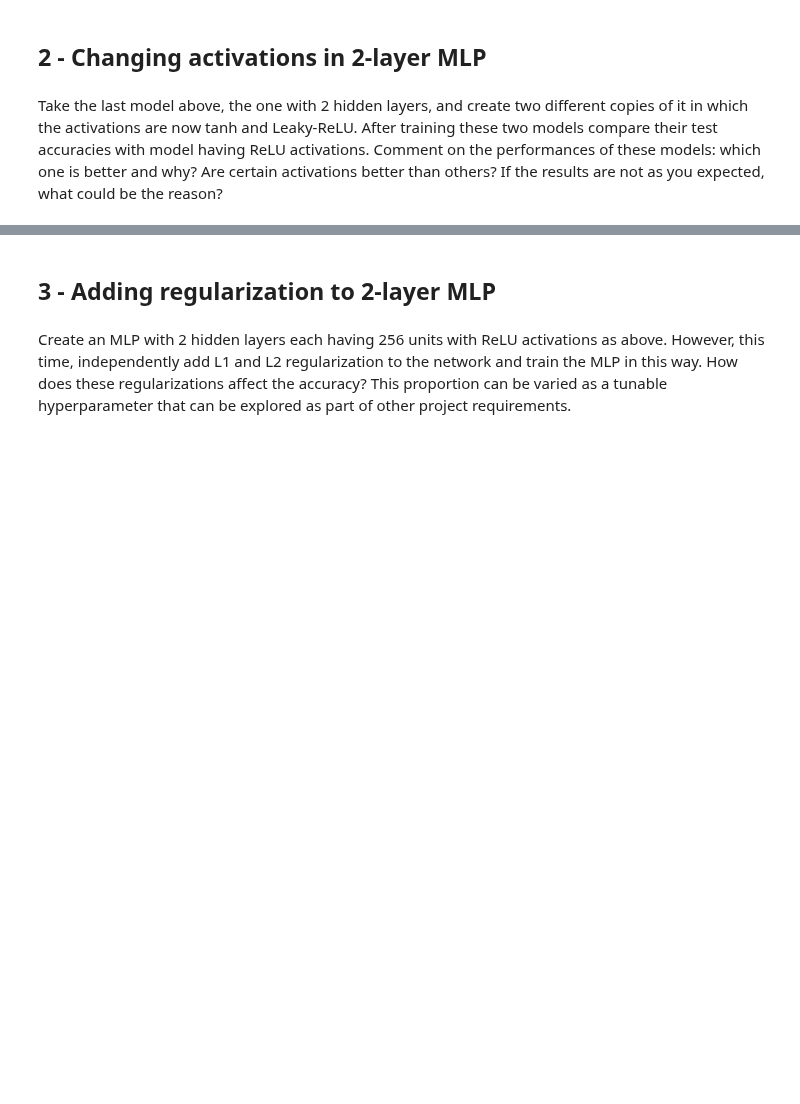
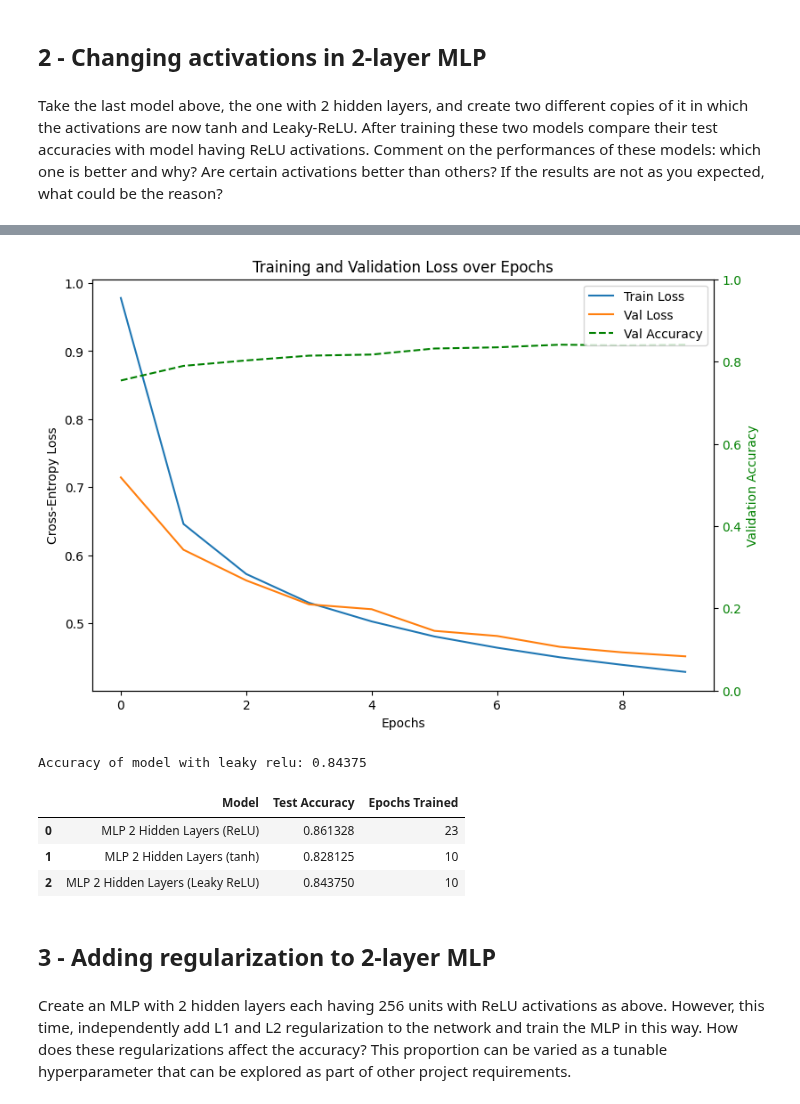
Before and after one commit to audrey352/COMP551, a Jupyter notebook: Assignment3/A3_notebook.ipynb, the cells around one changed output, grey strips where cells are left out. Drawn from its saved outputs; the diff is of its cells as text; code cells hidden in the pictures; blank space fills up the shorter version.

```diff
--- a/Assignment3/A3_notebook.ipynb
+++ b/Assignment3/A3_notebook.ipynb
@@ -287,7 +287,8 @@ class GradientDescent:
         return params
 # %%
 # train on batches over epochs
-def train_on_batches(model, optimizer, epochs, train_loader, val_loader=None, early_stopping_patience=3, num_classes=10, plot_train=False, verbose=True):
+def train_on_batches(model, optimizer, epochs, train_loader, val_loader=None, early_stopping_patience=3, num_classes=10, plot_train=False, verbose=True,
+                     save_best_weights=True):
     grad, train_loss, val_loss = {}, {}, {}
     val_acc = {}
     best_val_loss = np.inf
@@ -373,6 +374,11 @@ def train_on_batches(model, optimizer, epochs, train_loader, val_loader=None, ea
 
         plt.show()
 
+    if save_best_weights and best_weights is not None:
+        if verbose:
+            print('Setting model to best weights found (lowest validation loss)')
+        model.params = best_weights  # set model to best weights found!
+
     return {
         'grad': grad, # keeping all batches for now... can change later for space optimization
         'train_loss': train_loss,
@@ -721,0 +755,26 @@ Are certain activations better than others? If the results are not as you expect
+# %%
+# --- 2 Hidden Layers with leaky relu---
+model2_lrelu = MLP(
+    h=leaky_relu,
+    L=2,
+    M=256,
+    D=28*28
+    )
+
+optimizer2_lrelu = GradientDescent(learning_rate=.01, record_grad=True)  # doing one GD iteration by batch in one epoch
+num_epochs = 100
+
+results_l2_lrelu = train_on_batches(
+    model=model2_lrelu,
+    optimizer=optimizer2_lrelu,
+    epochs=num_epochs,
+    train_loader=train_loader,
+    val_loader=val_loader if USE_VALIDATION else None,
+    early_stopping_patience=3,
+    plot_train=True,
+    verbose=False
+    )
+
+yhat = model2_lrelu.predict(test_images) # N x C
+print("Accuracy of model with leaky relu:", evaluate_acc(test_labels_onehot, yhat))
+# %% [output]
@@ -722,3 +782,25 @@ Are certain activations better than others? If the results are not as you expect
+[figure, added]
+Accuracy of model with leaky relu: 0.84375
+# %%
+results_part2 = pd.DataFrame({
+    'Model': ['MLP 2 Hidden Layers (ReLU)', 'MLP 2 Hidden Layers (tanh)', 'MLP 2 Hidden Layers (Leaky ReLU)'],
+    'Test Accuracy': [
+        evaluate_acc(test_labels_onehot, model2.predict(test_images)),
+        evaluate_acc(test_labels_onehot, model2_tanh.predict(test_images)),
+        evaluate_acc(test_labels_onehot, model2_lrelu.predict(test_images))
+    ],
+    'Epochs Trained': [
+        len(results_l2['train_loss']),
+        len(results_l2_tanh['train_loss']),
+        len(results_l2_lrelu['train_loss'])
+    ]
+})
+results_part2
+# %% [output]
+|  | Model | Test Accuracy | Epochs Trained |
+| 0 | MLP 2 Hidden Layers (ReLU) | 0.861328 | 23 |
+| 1 | MLP 2 Hidden Layers (tanh) | 0.828125 | 10 |
+| 2 | MLP 2 Hidden Layers (Leaky ReLU) | 0.843750 | 10 |
 # %% [markdown]
 ## 3 - Adding regularization to 2-layer MLP
 # %% [markdown]
```
Also changed, not shown: parts of 2 cells of this notebook.
